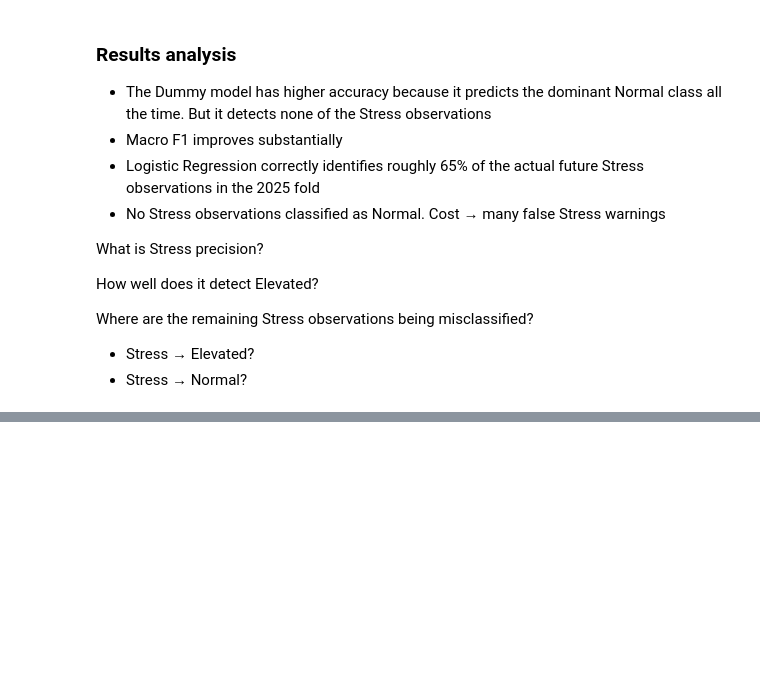
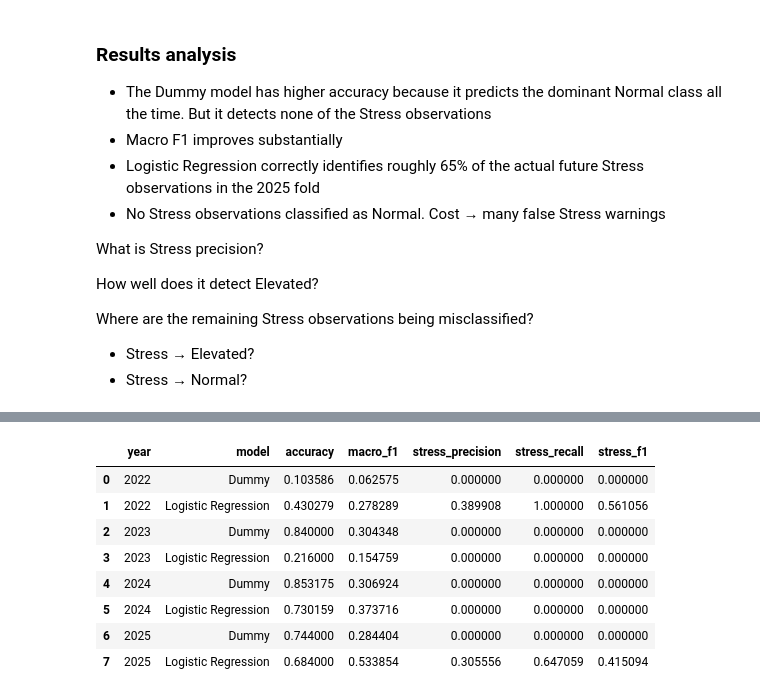
Before and after one commit to Lucie0124/Financial-Volatility-Forecasting, a Jupyter notebook: notebooks/05_regime_clssification.ipynb, the cells around one changed output, grey strips where cells are left out. Cells and saved outputs as stored; diff of their text form; code cells hidden in the pictures; blank space fills up the shorter version.

Commit message:
add comparison between dummy and logistic regression classification

```diff
--- a/notebooks/05_regime_clssification.ipynb
+++ b/notebooks/05_regime_clssification.ipynb
@@ -443,0 +448,14 @@ Where are the remaining Stress observations being misclassified?
+# %%
+# Logistic model function : because every fold should start with a new unfitted model
+
+def create_logistic_model():
+    return Pipeline(
+        steps=[
+            ("scaler", StandardScaler()),
+            ("classifier", LogisticRegression(
+                class_weight="balanced",
+                max_iter=1000,
+                random_state=42,
+            ))
+        ]
+    )
@@ -443,0 +464,73 @@ Where are the remaining Stress observations being misclassified?
+# %%
+fold_metrics = [] # store one summary row per year × model
+all_predictions = [] # store every individual out-of-sample observation
+
+for test_year in TEST_YEARS:
+
+    # create leakage-safe fold
+    train, test = create_walk_forward_fold(df, test_year)
+    X_train, y_train, X_test, y_test = prepare_train_test(train, test)
+
+    # Regime thresholds (from TRAIN !)
+    elevated_threshold, stress_threshold = get_regime_threshold(y_train)
+
+    # create classification labels
+    y_train_class = y_train.apply(lambda x: classify_regime(x, elevated_threshold, stress_threshold))
+    y_test_class = y_test.apply(lambda x: classify_regime(x, elevated_threshold, stress_threshold))
+
+    # Models
+    models = {
+        "Dummy": DummyClassifier(strategy="most_frequent"),
+        "Logistic Regression": create_logistic_model(),
+    }
+
+    # Fit and evaluate
+    for model_name, model in models.items():
+        model.fit(X_train, y_train_class)
+        y_pred = model.predict(X_test)
+
+        # metrics
+        accuracy = accuracy_score(y_pred=y_pred, y_true=y_test_class)
+        macro_f1 = f1_score(y_pred=y_pred, y_true=y_test_class, labels=CLASS_LABELS, average="macro", zero_division=0)
+        stress_precision = precision_score(y_test_class, y_pred, labels=["Stress"], average=None, zero_division=0)[0]
+        stress_recall = recall_score(y_test_class, y_pred, labels=["Stress"], average=None, zero_division=0)[0]
+        stress_f1 = f1_score(y_test_class, y_pred, labels=["Stress"], average=None, zero_division=0)[0]
+
+        # predictions for LR
+        if model_name == "Logistic Regression":
+            prediction_df = pd.DataFrame(
+                {
+                    "date": test.loc[y_test.index, "date"].values,
+                    "year": test_year,
+                    "actual_regime": y_test_class.values,
+                    "predicted_regime": y_pred,
+                }
+            )
+
+            all_predictions.append(prediction_df)
+
+        # save metrics
+        fold_metrics.append(
+            {
+                "year": test_year,
+                "model": model_name,
+                "accuracy": accuracy,
+                "macro_f1": macro_f1,
+                "stress_precision": stress_precision,
+                "stress_recall": stress_recall,
+                "stress_f1": stress_f1,
+            }
+        )
+
+fold_metrics_df = pd.DataFrame(fold_metrics)
+fold_metrics_df
+# %% [output]
+|  | year | model | accuracy | macro_f1 | stress_precision | stress_recall | stress_f1 |
+| 0 | 2022 | Dummy | 0.103586 | 0.062575 | 0.000000 | 0.000000 | 0.000000 |
+| 1 | 2022 | Logistic Regression | 0.430279 | 0.278289 | 0.389908 | 1.000000 | 0.561056 |
+| 2 | 2023 | Dummy | 0.840000 | 0.304348 | 0.000000 | 0.000000 | 0.000000 |
+| 3 | 2023 | Logistic Regression | 0.216000 | 0.154759 | 0.000000 | 0.000000 | 0.000000 |
+| 4 | 2024 | Dummy | 0.853175 | 0.306924 | 0.000000 | 0.000000 | 0.000000 |
+| 5 | 2024 | Logistic Regression | 0.730159 | 0.373716 | 0.000000 | 0.000000 | 0.000000 |
+| 6 | 2025 | Dummy | 0.744000 | 0.284404 | 0.000000 | 0.000000 | 0.000000 |
+| 7 | 2025 | Logistic Regression | 0.684000 | 0.533854 | 0.305556 | 0.647059 | 0.415094 |
```
Also changed, not shown: parts of 11 cells of this notebook.
